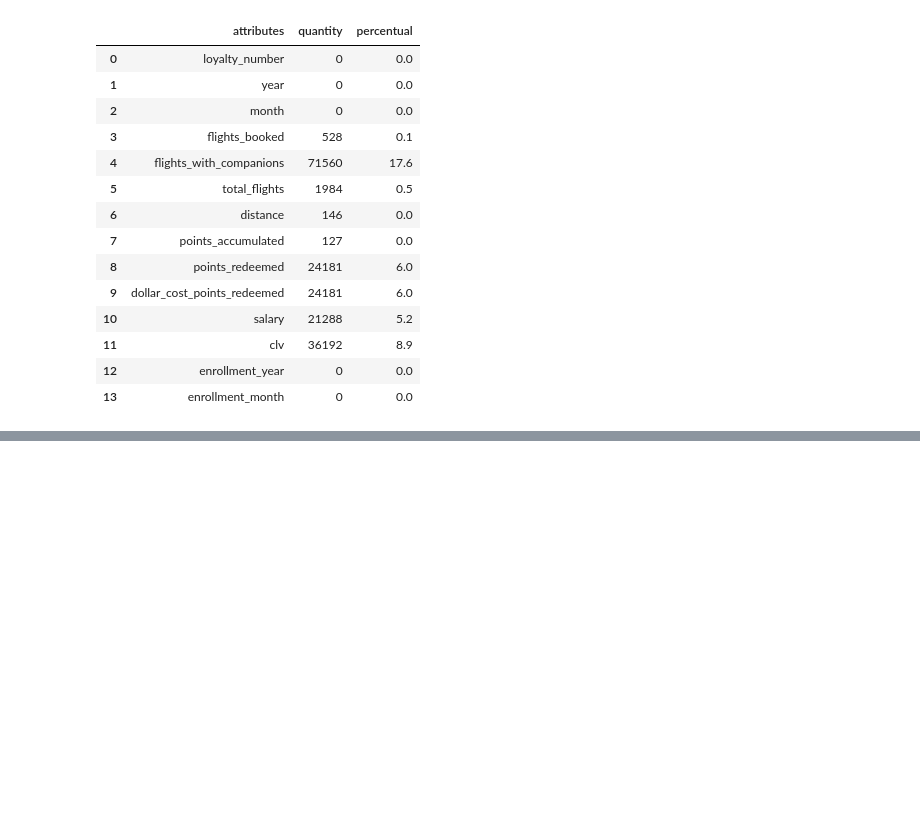
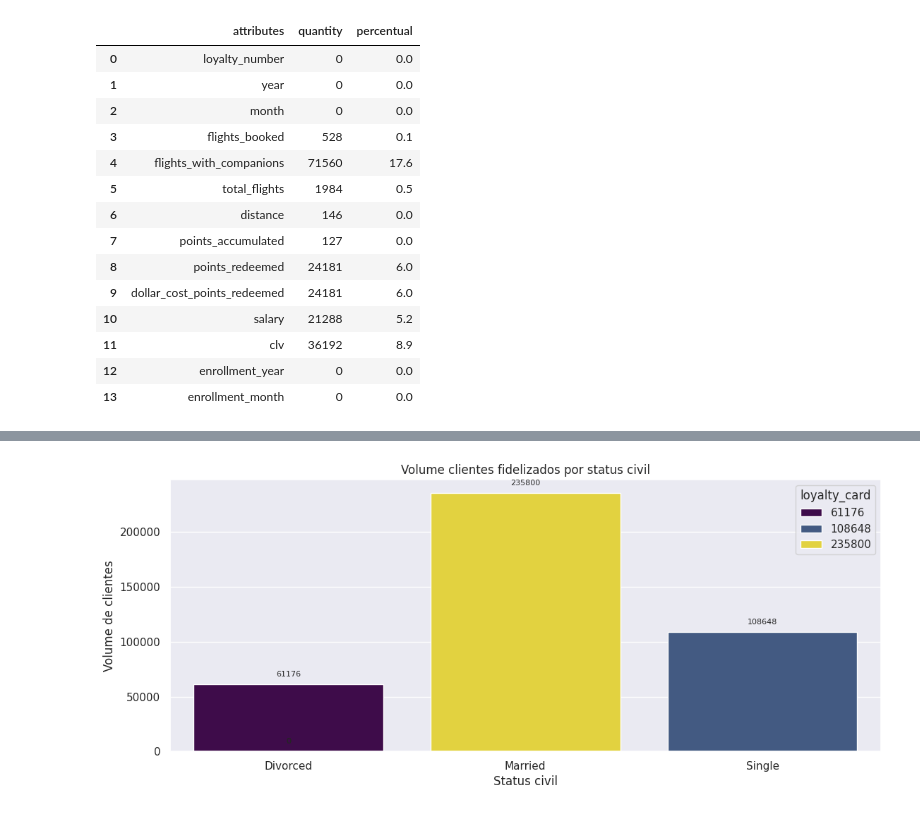
Before and after one commit to erickvieiras/flight_project, a Jupyter notebook: notebook/flight.ipynb, the cells around one changed output, grey strips where cells are left out. Cells and saved outputs as stored; diff of their text form; code cells hidden in the pictures; blank space fills up the shorter version.

```diff
--- a/notebook/flight.ipynb
+++ b/notebook/flight.ipynb
@@ -367,0 +664,16 @@ outliers_volumetry(df2)
+# %%
+aux3 = df4[['marital_status', 'loyalty_card', 'loyalty_number']].groupby('marital_status').count().reset_index()
+barplot2 = sns.barplot(data = aux3, x = 'marital_status', y = 'loyalty_number', hue = 'loyalty_card', palette='viridis')
+plt.title('Volume clientes fidelizados por status civil')
+plt.xlabel('Status civil')
+plt.ylabel('Volume de clientes')
+
+for p in barplot2.patches:
+    barplot2.annotate(f'{int(p.get_height())}', (p.get_x() + p.get_width() / 2., p.get_height()),
+                 ha='center', va='center', xytext=(0, 10), textcoords='offset points', fontsize=8)
+
+plt.subplots_adjust(hspace=0.4)
+
+plt.show()
+# %% [output]
+[figure, added]
```
Also changed, not shown: parts of 115 cells of this notebook.
